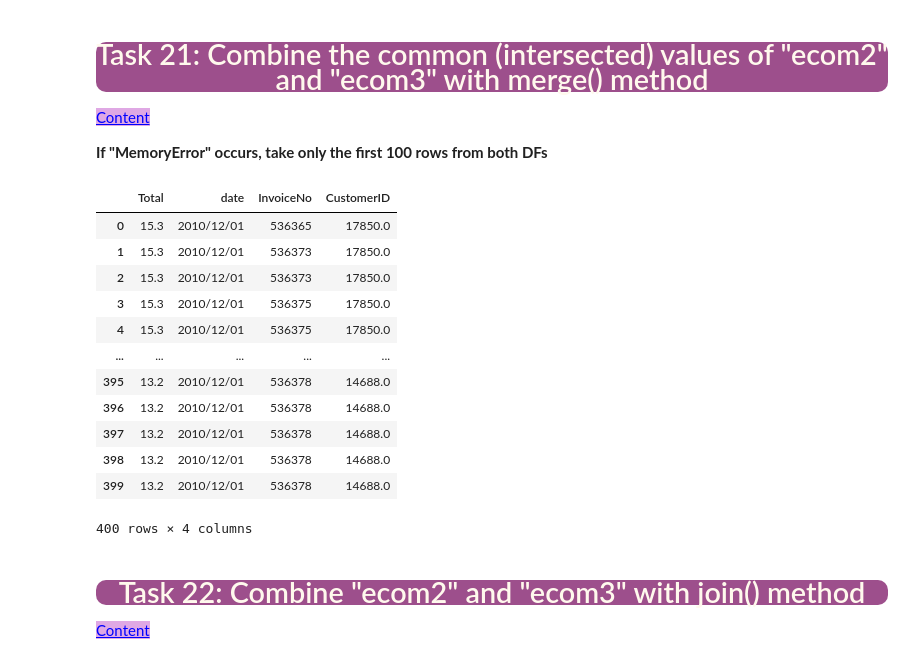
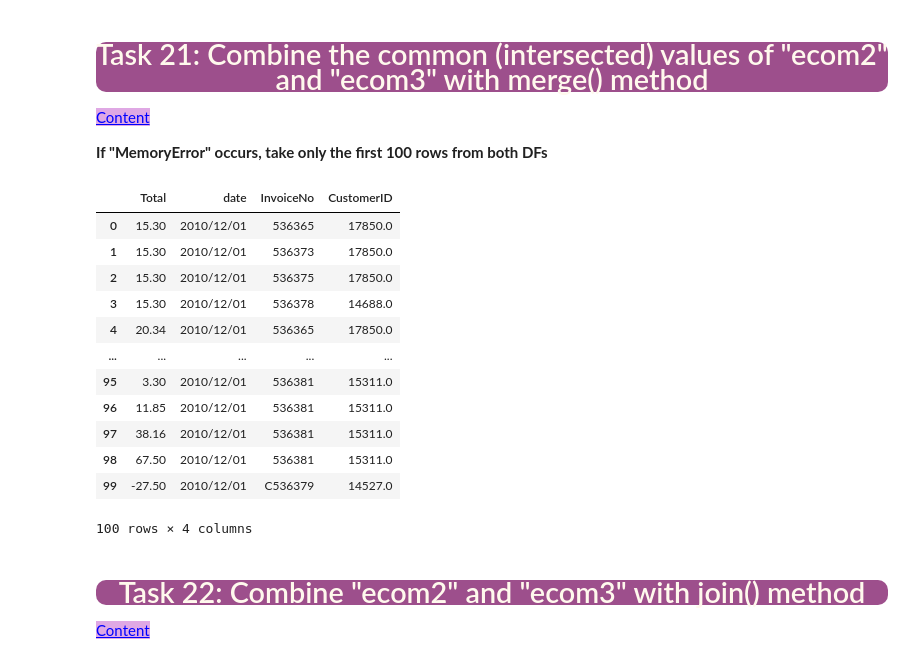
Before and after one commit to erdoganaytekin/Data-Analysis, a Jupyter notebook: Assignment_02_Student_Solution_EA.ipynb, the cells around one changed output. Drawn from its saved outputs; the diff is of its cells as text; code cells hidden in the pictures.

```diff
--- a/Assignment_02_Student_Solution_EA.ipynb
+++ b/Assignment_02_Student_Solution_EA.ipynb
@@ -718,3 +793,6 @@ ecom3
 | 541907 | 581587 | 12680.0 | 16.60 |
 | 541908 | 581587 | 12680.0 | 14.85 |
 541909 rows × 3 columns
+# %%
+ecom3 = ecom.loc[:, ("InvoiceNo", "CustomerID", "Total")]
+ecom3
@@ -749,23 +841,24 @@ concatecom
 style="color:blue; background-color:#dfa8e4" data-toggle="popover">Content</a>
 
 **If "MemoryError" occurs, take only the first 100 rows from both DFs**
-# %%
-mrg = pd.merge(ecom2.iloc[0:100], ecom3.iloc[0:100])
-mrg
-# %% [output]
-|  | Total | date | InvoiceNo | CustomerID |
-| 0 | 15.3 | 2010/12/01 | 536365 | 17850.0 |
-| 1 | 15.3 | 2010/12/01 | 536373 | 17850.0 |
-| 2 | 15.3 | 2010/12/01 | 536373 | 17850.0 |
-| 3 | 15.3 | 2010/12/01 | 536375 | 17850.0 |
-| 4 | 15.3 | 2010/12/01 | 536375 | 17850.0 |
-| ... | ... | ... | ... | ... |
-| 395 | 13.2 | 2010/12/01 | 536378 | 14688.0 |
-| 396 | 13.2 | 2010/12/01 | 536378 | 14688.0 |
-| 397 | 13.2 | 2010/12/01 | 536378 | 14688.0 |
-| 398 | 13.2 | 2010/12/01 | 536378 | 14688.0 |
-| 399 | 13.2 | 2010/12/01 | 536378 | 14688.0 |
-400 rows × 4 columns
+# %%
+ec2 = ecom2.drop_duplicates()
+ec3 = ecom3.drop_duplicates()
+pd.merge(ec2[:100], ec3[:100], how='inner', on='Total')
+# %% [output]
+|  | Total | date | InvoiceNo | CustomerID |
+| 0 | 15.30 | 2010/12/01 | 536365 | 17850.0 |
+| 1 | 15.30 | 2010/12/01 | 536373 | 17850.0 |
+| 2 | 15.30 | 2010/12/01 | 536375 | 17850.0 |
+| 3 | 15.30 | 2010/12/01 | 536378 | 14688.0 |
+| 4 | 20.34 | 2010/12/01 | 536365 | 17850.0 |
+| ... | ... | ... | ... | ... |
+| 95 | 3.30 | 2010/12/01 | 536381 | 15311.0 |
+| 96 | 11.85 | 2010/12/01 | 536381 | 15311.0 |
+| 97 | 38.16 | 2010/12/01 | 536381 | 15311.0 |
+| 98 | 67.50 | 2010/12/01 | 536381 | 15311.0 |
+| 99 | -27.50 | 2010/12/01 | C536379 | 14527.0 |
+100 rows × 4 columns
 # %% [markdown]
 ### <p style="background-color:#9d4f8c; font-family:newtimeroman; color:#FFF9ED; font-size:150%; text-align:center; border-radius:10px 10px;">Task 22: Combine "ecom2" and "ecom3" with join() method</p>
 
```
Also changed, not shown: parts of 19 cells of this notebook.
